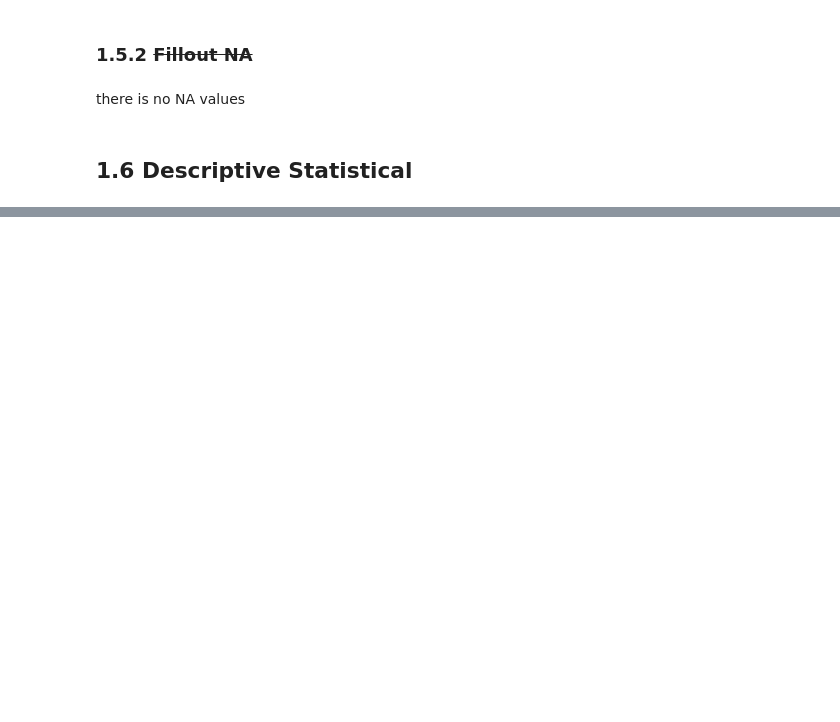
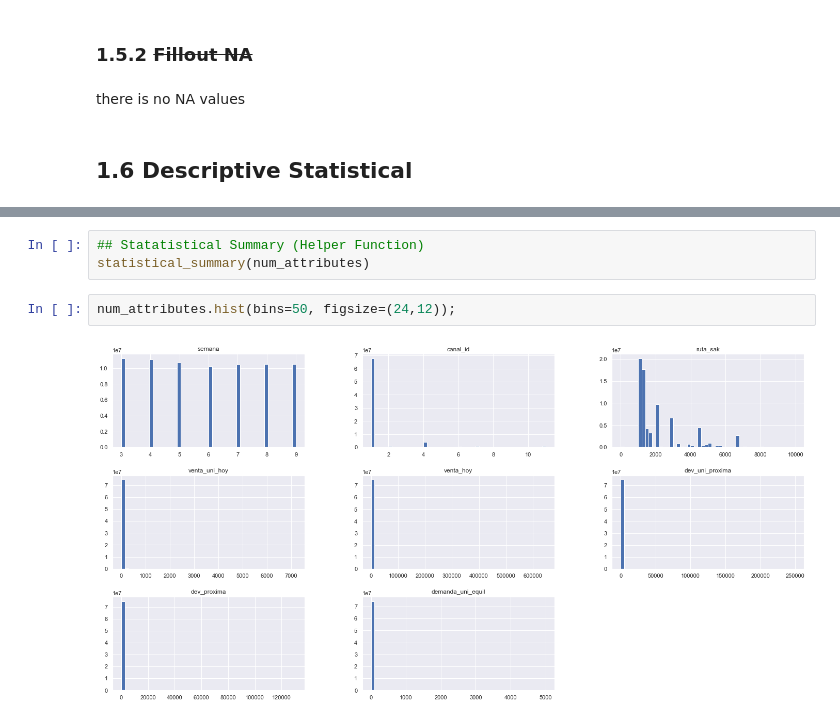
Before and after one commit to FabioCaffarello/Grupo-Bimbo-Inventory-Demand, a Jupyter notebook: 01-Notebooks/cycle01_Inventory_Demand.ipynb, the cells around one changed output, grey strips where cells are left out. Drawn from its saved outputs; the diff is of its cells as text; blank space fills up the shorter version.

```diff
--- a/01-Notebooks/cycle01_Inventory_Demand.ipynb
+++ b/01-Notebooks/cycle01_Inventory_Demand.ipynb
@@ -148,0 +203,7 @@ num_attributes_cols = list(np.setdiff1d(num_attributes.columns, not_numerial))
+# %%
+## Statatistical Summary (Helper Function)
+statistical_summary(num_attributes)
+# %%
+num_attributes.hist(bins=50, figsize=(24,12));
+# %% [output]
+[figure, added]
```
Also changed, not shown: parts of 15 cells of this notebook.
